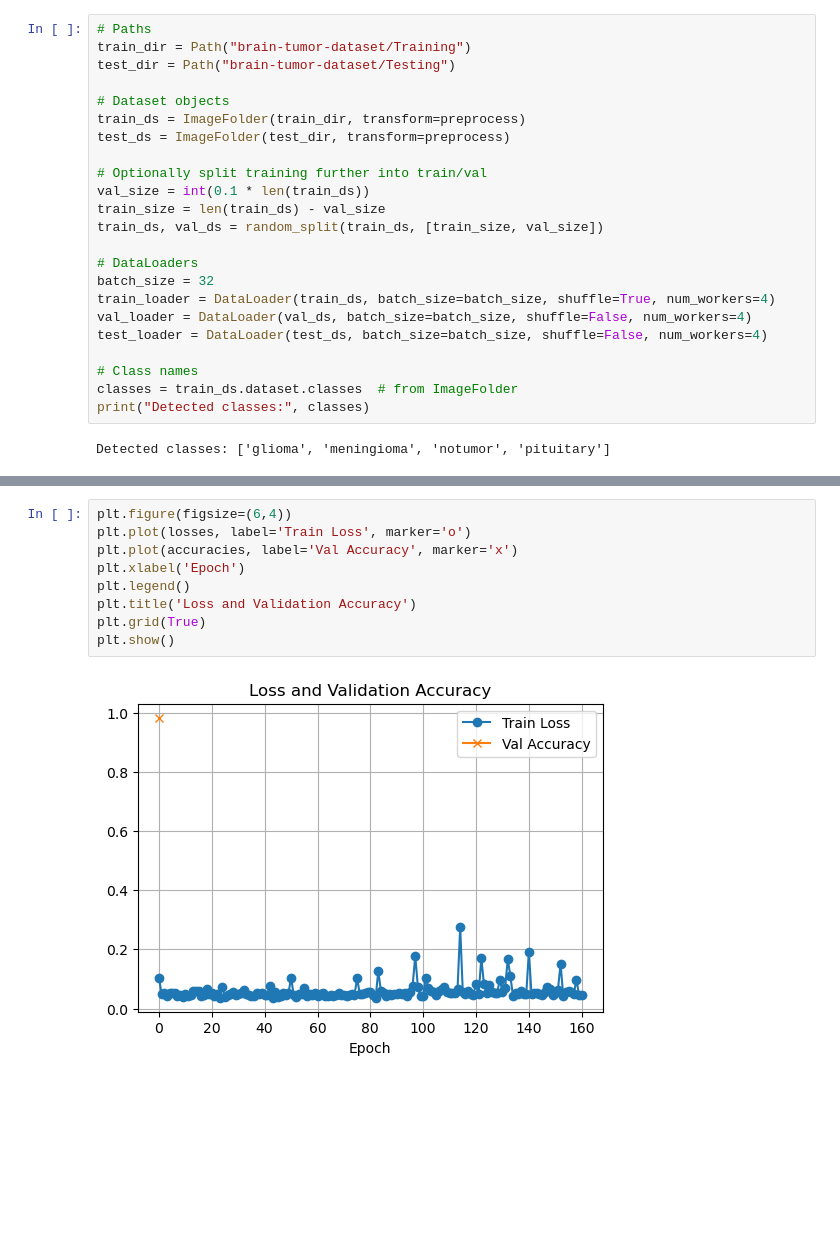
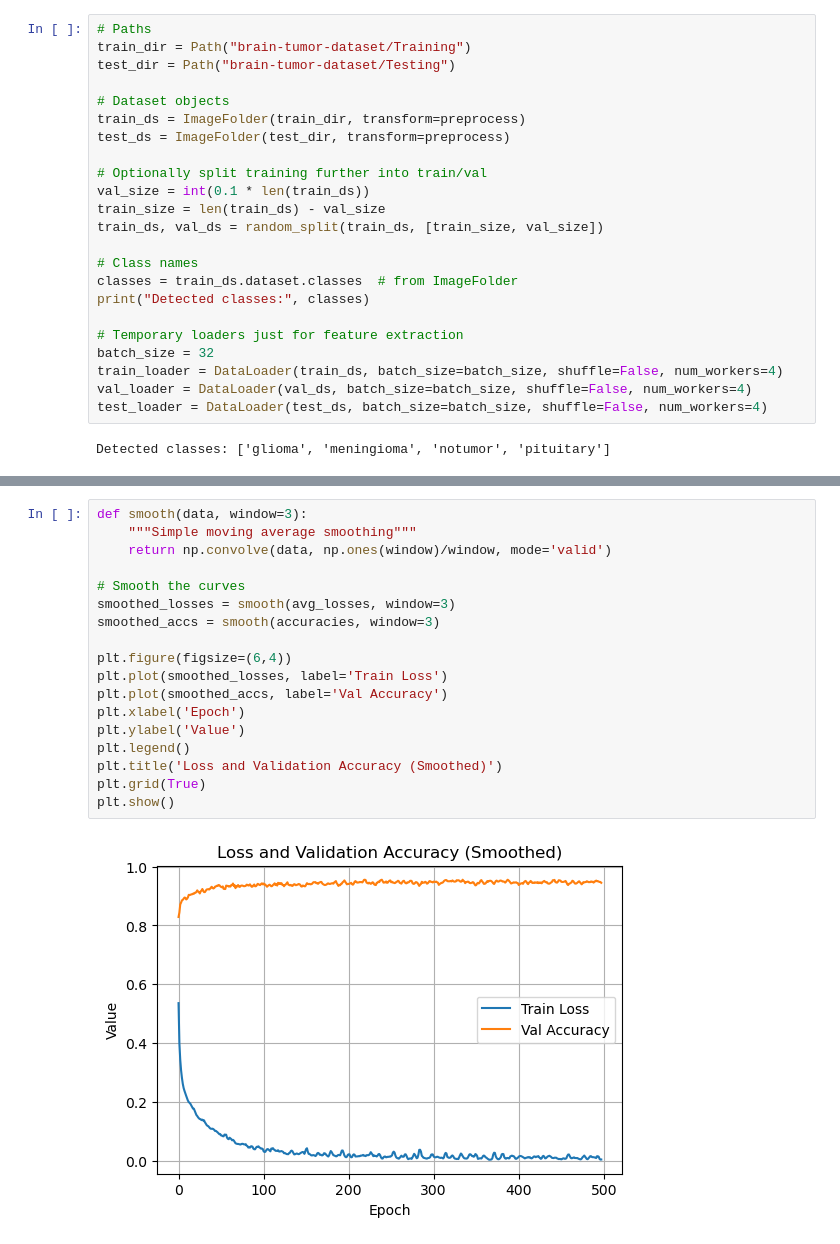
Before and after one commit to MakeshiftMaker/ai-project, a Jupyter notebook: brain-tumors.ipynb, the cells around one changed output, grey strips where cells are left out. Drawn from its saved outputs; the diff is of its cells as text; blank space fills up the shorter version.

```diff
--- a/brain-tumors.ipynb
+++ b/brain-tumors.ipynb
@@ -59,15 +45,15 @@ val_size = int(0.1 * len(train_ds))
 train_size = len(train_ds) - val_size
 train_ds, val_ds = random_split(train_ds, [train_size, val_size])
 
-# DataLoaders
-batch_size = 32
-train_loader = DataLoader(train_ds, batch_size=batch_size, shuffle=True, num_workers=4)
-val_loader = DataLoader(val_ds, batch_size=batch_size, shuffle=False, num_workers=4)
-test_loader = DataLoader(test_ds, batch_size=batch_size, shuffle=False, num_workers=4)
-
 # Class names
 classes = train_ds.dataset.classes  # from ImageFolder
 print("Detected classes:", classes)
+
+# Temporary loaders just for feature extraction
+batch_size = 32
+train_loader = DataLoader(train_ds, batch_size=batch_size, shuffle=False, num_workers=4)
+val_loader = DataLoader(val_ds, batch_size=batch_size, shuffle=False, num_workers=4)
+test_loader = DataLoader(test_ds, batch_size=batch_size, shuffle=False, num_workers=4)
 # %% [output]
 Detected classes: ['glioma', 'meningioma', 'notumor', 'pituitary']
 # %%
@@ -197,11 +194,20 @@ weighted avg       0.13      0.23      0.12      1311
 # %%
+def smooth(data, window=3):
+    """Simple moving average smoothing"""
+    return np.convolve(data, np.ones(window)/window, mode='valid')
+
+# Smooth the curves
+smoothed_losses = smooth(avg_losses, window=3)
+smoothed_accs = smooth(accuracies, window=3)
+
 plt.figure(figsize=(6,4))
-plt.plot(losses, label='Train Loss', marker='o')
-plt.plot(accuracies, label='Val Accuracy', marker='x')
+plt.plot(smoothed_losses, label='Train Loss')
+plt.plot(smoothed_accs, label='Val Accuracy')
 plt.xlabel('Epoch')
+plt.ylabel('Value')
 plt.legend()
-plt.title('Loss and Validation Accuracy')
+plt.title('Loss and Validation Accuracy (Smoothed)')
 plt.grid(True)
 plt.show()
 # %% [output]
-[figure, old version]
+[figure, new version]
```
Also changed, not shown: parts of 4 cells of this notebook.
